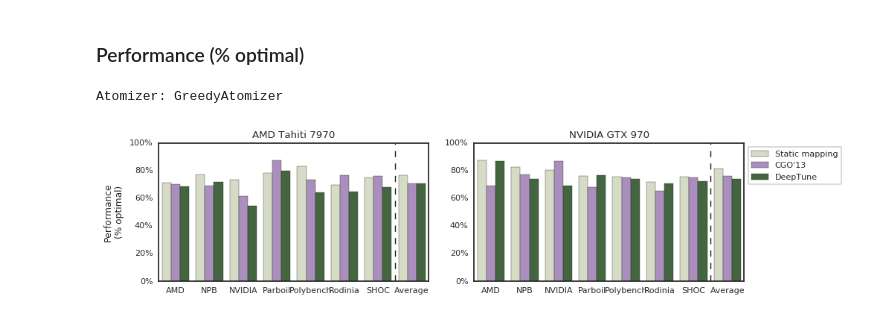
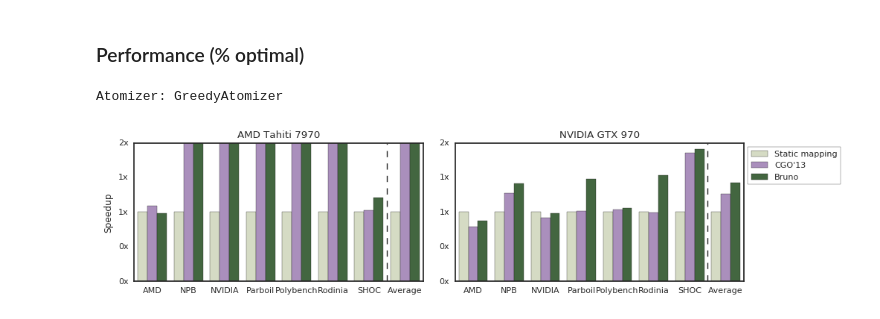
Before and after one commit to ChrisCummins/phd, a Jupyter notebook: lab/clgen/classification/Models.ipynb, the cells around one changed output. Saved outputs shown, nothing was run; the diff lists cells and outputs as text; code cells hidden in the pictures.

Commit message:
lab/clgen: Models

```diff
--- a/lab/clgen/classification/Models.ipynb
+++ b/lab/clgen/classification/Models.ipynb
@@ -122,12 +68,18 @@ for model, platform, source, atomizer, split_i in product(models, platforms, sou
     frame = result["dataframe"]
     frame["correct"] = result["correct"]
     frame["acc"] = result["correct"] * 100
-    frame["p_speedup"] = result["speedups"]
-    frame["p_speedup_perc"] = frame["p_speedup"] * 100
+    frame["p_oracle"] = result["speedups"]
+    frame["p_oracle_perc"] = result["speedups"] * 100
     frame["model"] = [model] * len(frame)
     frame["platform"] = [platform] * len(frame)
     frame["atomizer"] = [atomizer] * len(frame)
     frame["model_name"] = model2str(model)
+    frame["benchmark_name"] = [escape_benchmark_name(b) for b in frame["benchmark"].values]
+
+    zero_r_dev = "runtime_cpu" if platform == "amd" else "runtime_gpu"
+    frame["p_speedup"] = np.array(
+        [r[zero_r_dev] / r[enc2key(p)]
+        for p, r in zip(result["predictions"], frame.to_dict('records'))])
 
     if data is None:
         data = frame
@@ -246,11 +238,11 @@ def plot_ex1_graph(x="source", y="acc", hue="model_name", order=order, n_palette
 # %%
-for atomizer in atomizers:
-    print("Atomizer:", atomizer)
-    plot_ex1_graph(x="source", order=suite_names + ["Average"], y="acc", data=d, atomizer=atomizer)
+# for atomizer in atomizers:
+#     print("Atomizer:", atomizer)
+#     plot_ex1_graph(x="source", order=suite_names + ["Average"], y="acc", data=d, atomizer=atomizer)
 
 for atomizer in atomizers:
     print("Atomizer:", atomizer)
-    plot_ex1_graph(x="source", order=suite_names + ["Average"], y="p_speedup_perc",
-                   data=d, atomizer=atomizer, ylabel="Performance\n(% optimal)")
+    plot_ex1_graph(x="source", order=suite_names + ["Average"], y="p_speedup",
+                   data=d, atomizer=atomizer, ylabel="Speedup", ylim=(0,15), yaxis_fmt="%dx")
 # %% [output]
 Atomizer: GreedyAtomizer
@@ -260,7 +250,7 @@ Atomizer: GreedyAtomizer
 # %% [markdown]
 ### Accuracy
 # %%
-_d = d[(d["model_name"] == "Static mapping") | (d["model_name"] == "CGO'13") | (d["model_name"] == "DeepTune")]
+_d = d[(d["model_name"] == "Static mapping") | (d["model_name"] == "CGO'13") | (d["model_name"] == "Bruno")]
 for atomizer in atomizers:
     print("Atomizer:", atomizer)
     plot_ex1_graph(x="source", order=suite_names + ["Average"], y="acc", data=_d, n_palette=3, atomizer=atomizer)
@@ -272,8 +262,8 @@ Atomizer: GreedyAtomizer
 # %%
 for atomizer in atomizers:
     print("Atomizer:", atomizer)
-    plot_ex1_graph(x="source", order=suite_names + ["Average"], y="p_speedup_perc",
-                   data=_d, n_palette=3, atomizer=atomizer, ylabel="Performance\n(% optimal)")
+    plot_ex1_graph(x="source", order=suite_names + ["Average"], y="p_speedup", n_palette=3,
+                   data=_d, atomizer=atomizer, ylabel="Speedup", ylim=(0,2), yaxis_fmt="%dx")
 # %% [output]
 Atomizer: GreedyAtomizer
-[figure, old version]
+[figure, new version]
```
Also changed, not shown: parts of 10 cells of this notebook, 1 other file.
